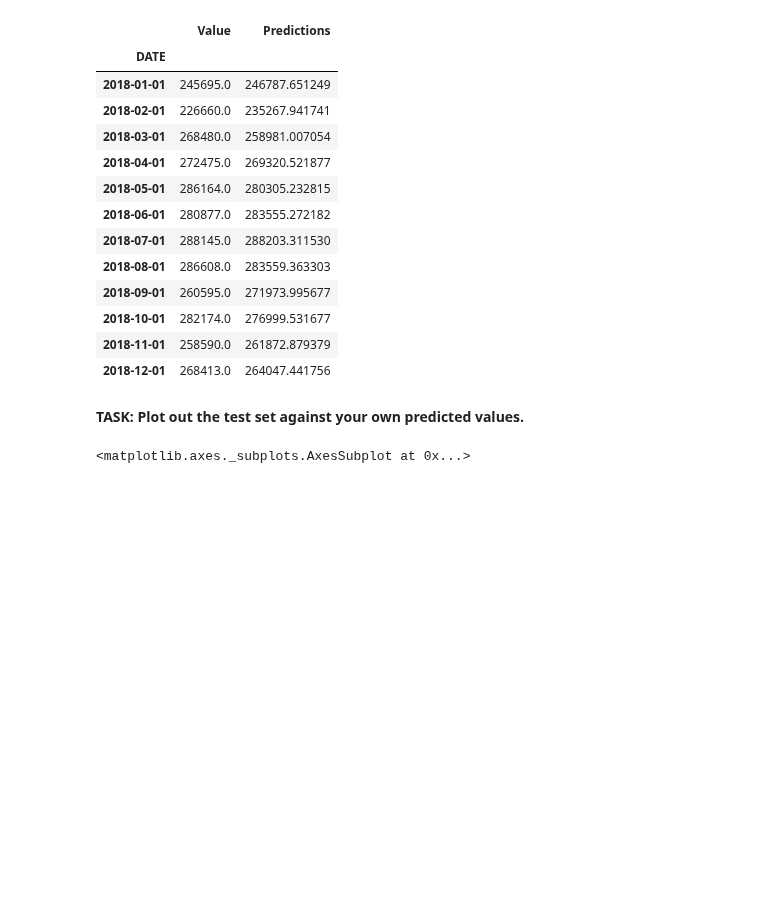
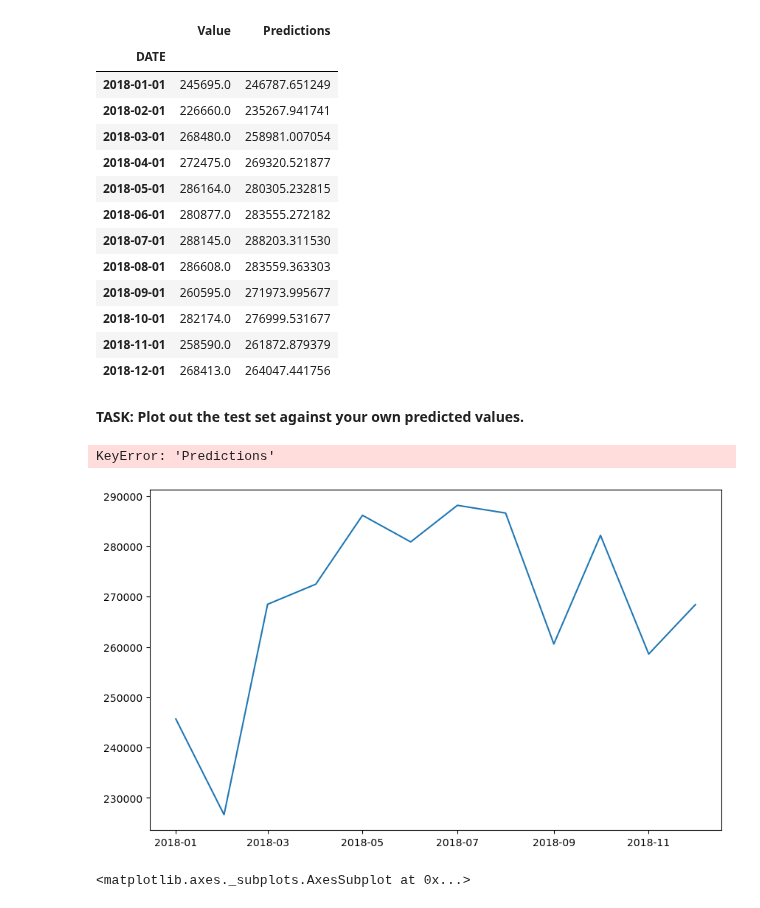
Before and after one commit to bigmoletos/WildCodeSchool_formation_IA_nov2023, a Jupyter notebook: quêtes/Semaine12/FD_LSTM_for_Miles_Traveled_Time_Series_Forecasting.ipynb, the cells around one changed output. Saved outputs shown, nothing was run; the diff lists cells and outputs as text; code cells hidden in the pictures; blank space fills up the shorter version.

Commit message:
prediction

```diff
--- a/quêtes/Semaine12/FD_LSTM_for_Miles_Traveled_Time_Series_Forecasting.ipynb
+++ b/quêtes/Semaine12/FD_LSTM_for_Miles_Traveled_Time_Series_Forecasting.ipynb
@@ -807,3 +831,25 @@ array([[246787.65124869],
+# %%
+# CODE HERE
+# Import necessary library
+import matplotlib.pyplot as plt
+
+# Create a new figure
+plt.figure(figsize=(10,6))
+
+# Plot original test values
+plt.plot(df['Original'], label='Original')
+
+# Plot predictions
+plt.plot(df['Predictions'], label='Predictions')
+
+# Add legend
+plt.legend()
+
+# Display the plot
+plt.show()
+# %% [output]
+KeyError: 'Predictions'
+[figure, added]
 # %%
 # %% [output]
 <matplotlib.axes._subplots.AxesSubplot at 0x...>
```
Also changed, not shown: parts of 4 cells of this notebook, 1 other file.
